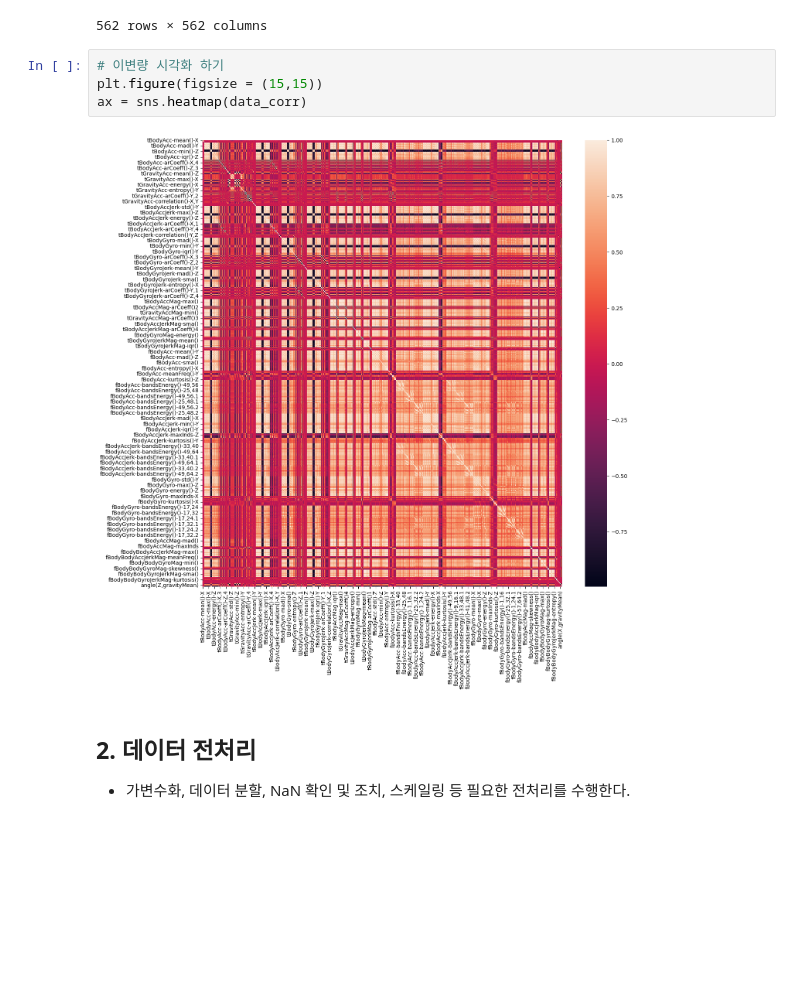
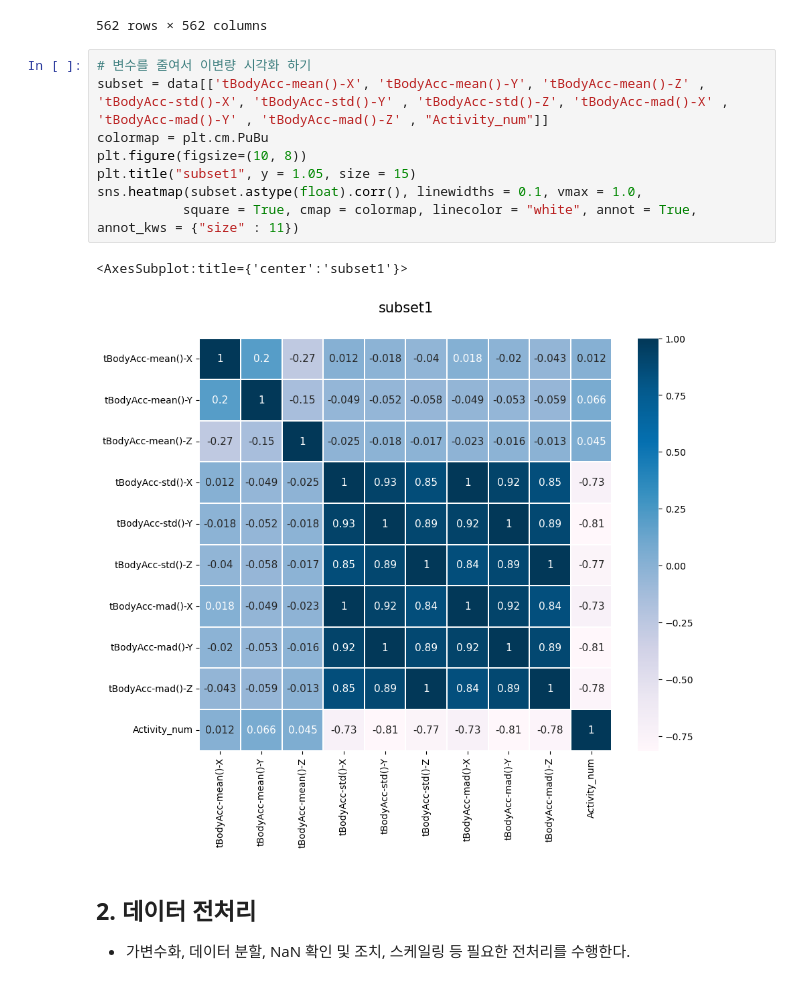
Before and after one commit to BOSEONG000126/AI-X_Human-Action-Detection, a Jupyter notebook: 2.스마트폰센서데이터_기본 모델링_학생용.ipynb, the cells around one changed output. Drawn from its saved outputs; the diff is of its cells as text; blank space fills up the shorter version.

```diff
--- a/2.스마트폰센서데이터_기본 모델링_학생용.ipynb
+++ b/2.스마트폰센서데이터_기본 모델링_학생용.ipynb
@@ -179,12 +179,17 @@ data_corr
 | angle(Z,gravityMean) | 0.019025 | -0.022329 | -0.019169 | 0.392843 | 0.429141 | ... |
 | Activity_num | 0.012249 | 0.065975 | 0.045042 | -0.729811 | -0.814393 | ... |
 562 rows × 562 columns
-# %%
-# 이변량 시각화 하기
-plt.figure(figsize = (15,15))
-ax = sns.heatmap(data_corr)
-# %% [output]
-[figure, removed]
+# %%
+# 변수를 줄여서 이변량 시각화 하기
+subset = data[['tBodyAcc-mean()-X', 'tBodyAcc-mean()-Y', 'tBodyAcc-mean()-Z' , 'tBodyAcc-std()-X', 'tBodyAcc-std()-Y' , 'tBodyAcc-std()-Z', 'tBodyAcc-mad()-X' , 'tBodyAcc-mad()-Y' , 'tBodyAcc-mad()-Z' , "Activity_num"]]
+colormap = plt.cm.PuBu
+plt.figure(figsize=(10, 8))
+plt.title("subset1", y = 1.05, size = 15)
+sns.heatmap(subset.astype(float).corr(), linewidths = 0.1, vmax = 1.0,
+           square = True, cmap = colormap, linecolor = "white", annot = True, annot_kws = {"size" : 11})
+# %% [output]
+<AxesSubplot:title={'center':'subset1'}>
+[figure, added]
 # %% [markdown]
 ## **2. 데이터 전처리**
 
```
Also changed, not shown: parts of 6 cells of this notebook, 7 other files.
